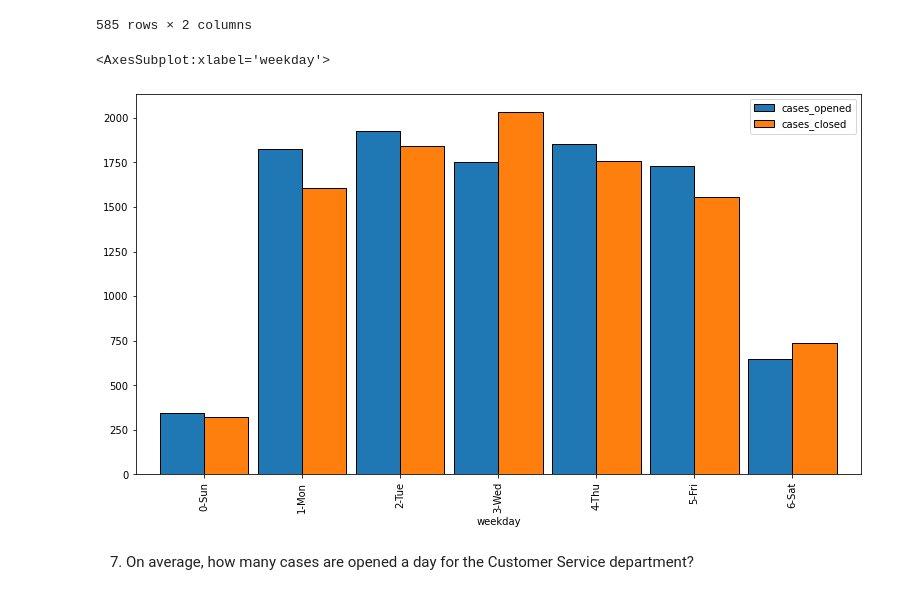
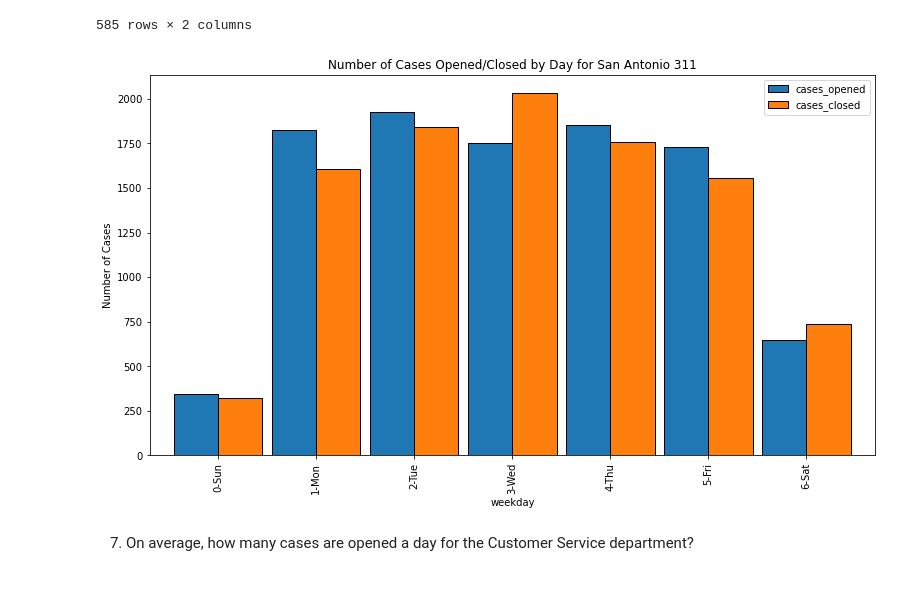
Before and after one commit to CSolitaire/spark-exercises, a Jupyter notebook: explore.ipynb, the cells around one changed output. Drawn from its saved outputs; the diff is of its cells as text; code cells hidden in the pictures.

```diff
--- a/explore.ipynb
+++ b/explore.ipynb
@@ -438,12 +438,11 @@ ts
 # %%
 ts['weekday'] = ts.index.strftime('%w-%a')
 ts.groupby('weekday').mean().plot.bar(figsize=(13, 7), ec='black', width=.9)
-plt.title('Number of Cases Opened/Closed by Day for Customer Service Department')
+plt.title('Number of Cases Opened/Closed by Day for San Antonio 311')
 plt.ylabel('Number of Cases')
 plt.show()
 # %% [output]
-<AxesSubplot:xlabel='weekday'>
-[figure, old version]
+[figure, new version]
 # %% [markdown]
 7. On average, how many cases are opened a day for the Customer Service department?
 # %%
```
Also changed, not shown: parts of 8 cells of this notebook.
